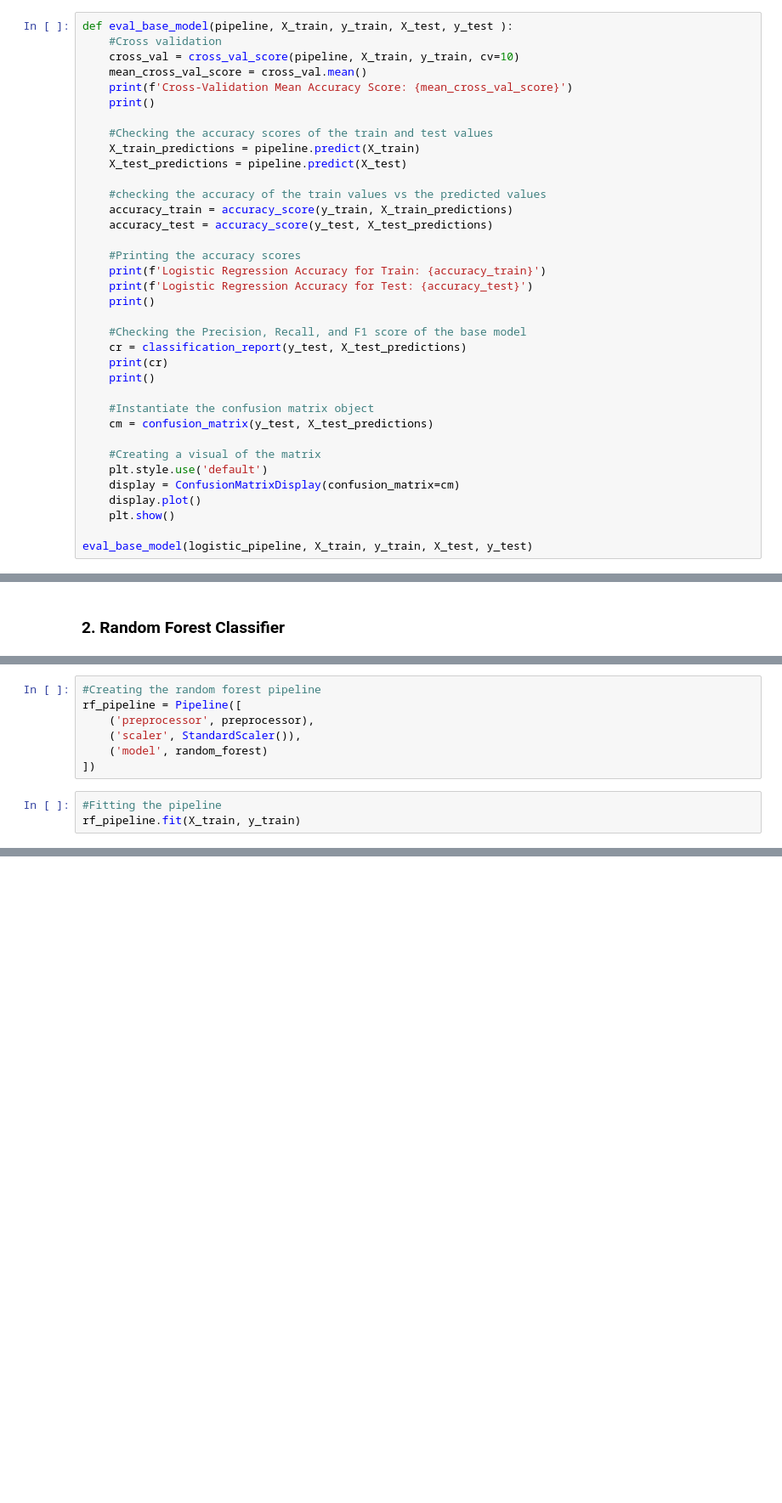
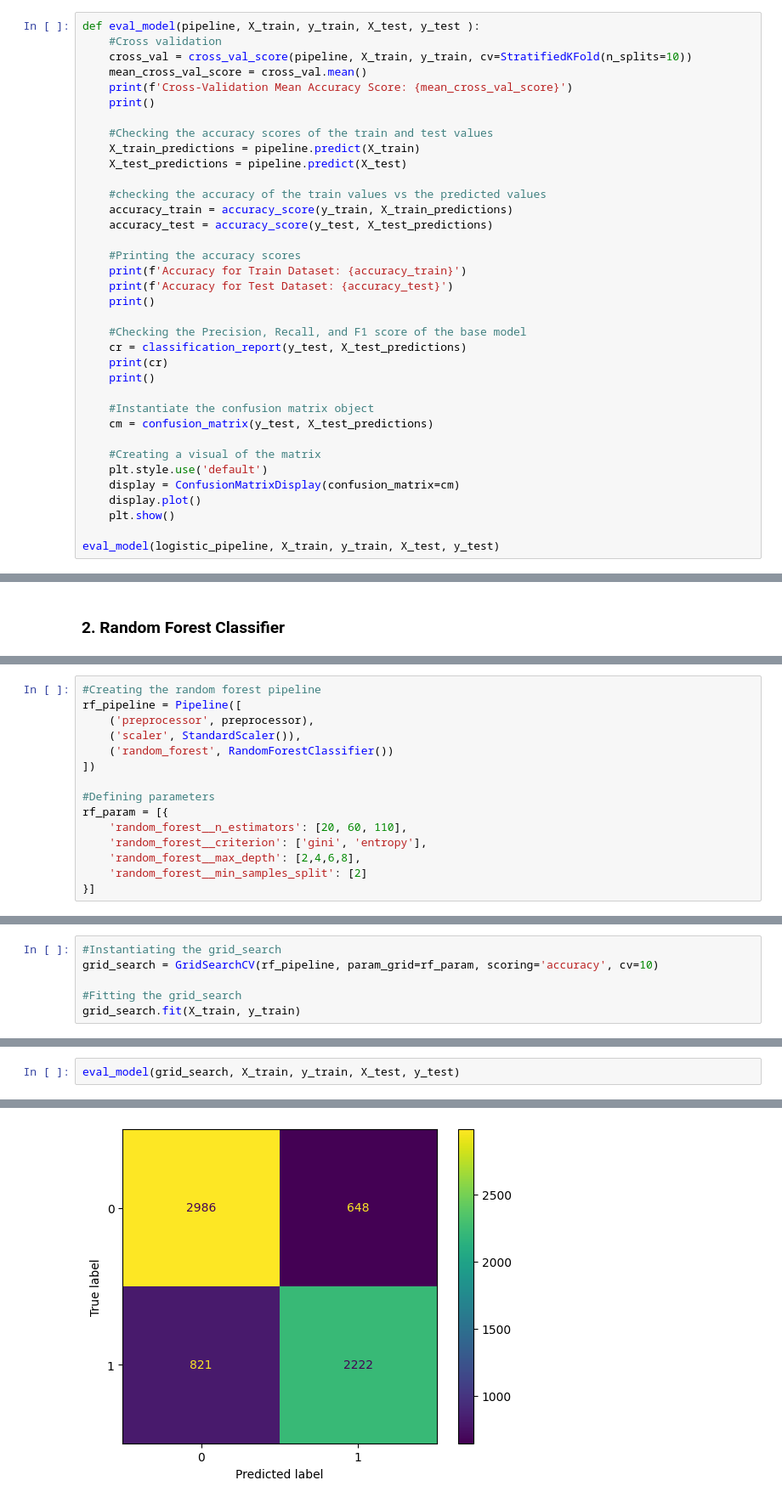
Before and after one commit to MandelaGit/Seasonal_Vaccine_Prediction, a Jupyter notebook: index.ipynb, the cells around one changed output, grey strips where cells are left out. Shown at 85% size. Saved outputs shown, nothing was run; the diff lists cells and outputs as text; blank space fills up the shorter version.

Commit message:
Gradient Classifier

```diff
--- a/index.ipynb
+++ b/index.ipynb
@@ -474,9 +475,9 @@ Pipeline(steps=[('pipeline',
 # %% [markdown]
 - Checking the Accuracy Score, Cross-Validation, Precision, Recall, F1-Score, and Examining a Confusion Matrix
 # %%
-def eval_base_model(pipeline, X_train, y_train, X_test, y_test ):
+def eval_model(pipeline, X_train, y_train, X_test, y_test ):
     #Cross validation
-    cross_val = cross_val_score(pipeline, X_train, y_train, cv=10)
+    cross_val = cross_val_score(pipeline, X_train, y_train, cv=StratifiedKFold(n_splits=10))
     mean_cross_val_score = cross_val.mean()
     print(f'Cross-Validation Mean Accuracy Score: {mean_cross_val_score}')
     print()
@@ -490,8 +491,8 @@ def eval_base_model(pipeline, X_train, y_train, X_test, y_test ):
     accuracy_test = accuracy_score(y_test, X_test_predictions)
 
     #Printing the accuracy scores
-    print(f'Logistic Regression Accuracy for Train: {accuracy_train}')
-    print(f'Logistic Regression Accuracy for Test: {accuracy_test}')
+    print(f'Accuracy for Train Dataset: {accuracy_train}')
+    print(f'Accuracy for Test Dataset: {accuracy_test}')
     print()
 
     #Checking the Precision, Recall, and F1 score of the base model
@@ -508,5 +509,5 @@ def eval_base_model(pipeline, X_train, y_train, X_test, y_test ):
     display.plot()
     plt.show()
 
-eval_base_model(logistic_pipeline, X_train, y_train, X_test, y_test)
+eval_model(logistic_pipeline, X_train, y_train, X_test, y_test)
 # %% [output]
@@ -537,8 +532,13 @@ random_forest = RandomForestClassifier()
 rf_pipeline = Pipeline([
     ('preprocessor', preprocessor),
     ('scaler', StandardScaler()),
-    ('model', random_forest)
+    ('random_forest', RandomForestClassifier())
 ])
+
+#Defining parameters
+rf_param = [{
+    'random_forest__n_estimators': [20, 60, 110],
+    'random_forest__criterion': ['gini', 'entropy'],
+    'random_forest__max_depth': [2,4,6,8],
+    'random_forest__min_samples_split': [2]
+}]
-# %%
-#Fitting the pipeline
-rf_pipeline.fit(X_train, y_train)
@@ -564,0 +545,6 @@ Pipeline(steps=[('preprocessor',
+# %%
+#Instantiating the grid_search
+grid_search = GridSearchCV(rf_pipeline, param_grid=rf_param, scoring='accuracy', cv=10)
+
+#Fitting the grid_search
+grid_search.fit(X_train, y_train)
@@ -564,0 +571,3 @@ Pipeline(steps=[('preprocessor',
+# %%
+eval_model(grid_search, X_train, y_train, X_test, y_test)
+# %% [output]
@@ -564,0 +587 @@ Pipeline(steps=[('preprocessor',
+[figure, added]
```
Also changed, not shown: parts of 29 cells of this notebook.
